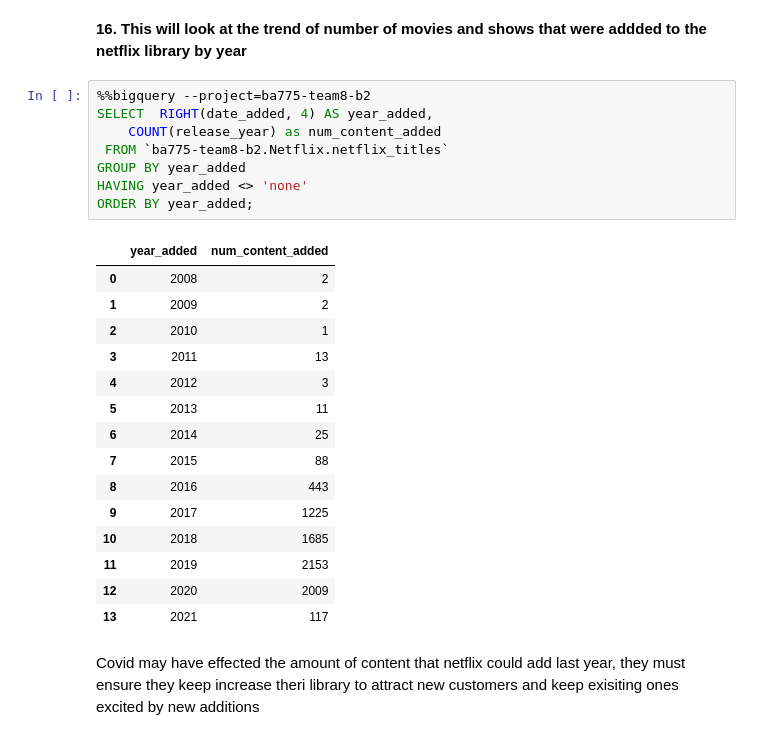
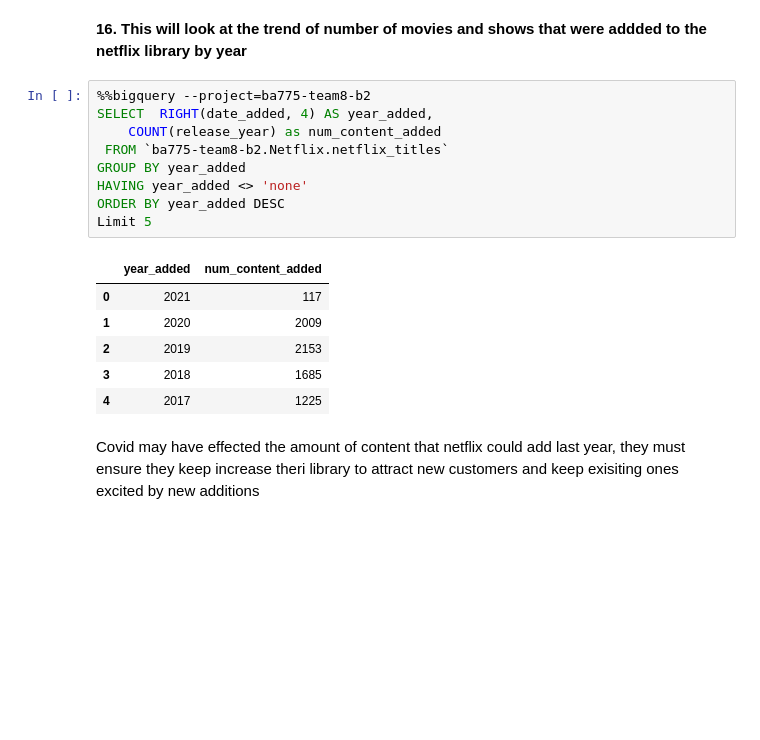
Before and after one commit to aditya248/Netflix-Exploratory-Data-Analysis, a Jupyter notebook: BA775_TeamProject_B2T8.ipynb, the cells around one changed output. Cells and saved outputs as stored; diff of their text form; blank space fills up the shorter version.

```diff
--- a/BA775_TeamProject_B2T8.ipynb
+++ b/BA775_TeamProject_B2T8.ipynb
@@ -367,27 +330,19 @@ GROUP BY type
 # %%
 %%bigquery --project=ba775-team8-b2
 SELECT  RIGHT(date_added, 4) AS year_added,
     COUNT(release_year) as num_content_added
  FROM `ba775-team8-b2.Netflix.netflix_titles`
 GROUP BY year_added
 HAVING year_added <> 'none'
-ORDER BY year_added;
+ORDER BY year_added DESC
+Limit 5
 # %% [output]
 |  | year_added | num_content_added |
-| 0 | 2008 | 2 |
-| 1 | 2009 | 2 |
-| 2 | 2010 | 1 |
-| 3 | 2011 | 13 |
-| 4 | 2012 | 3 |
-| 5 | 2013 | 11 |
-| 6 | 2014 | 25 |
-| 7 | 2015 | 88 |
-| 8 | 2016 | 443 |
-| 9 | 2017 | 1225 |
-| 10 | 2018 | 1685 |
-| 11 | 2019 | 2153 |
-| 12 | 2020 | 2009 |
-| 13 | 2021 | 117 |
+| 0 | 2021 | 117 |
+| 1 | 2020 | 2009 |
+| 2 | 2019 | 2153 |
+| 3 | 2018 | 1685 |
+| 4 | 2017 | 1225 |
 # %% [markdown]
 Covid may have effected the amount of content that netflix could add last year, they must ensure they keep increase theri library to attract new customers and keep exisiting ones excited by new additions
 # %% [markdown]
```
Also changed, not shown: parts of 8 cells of this notebook.
